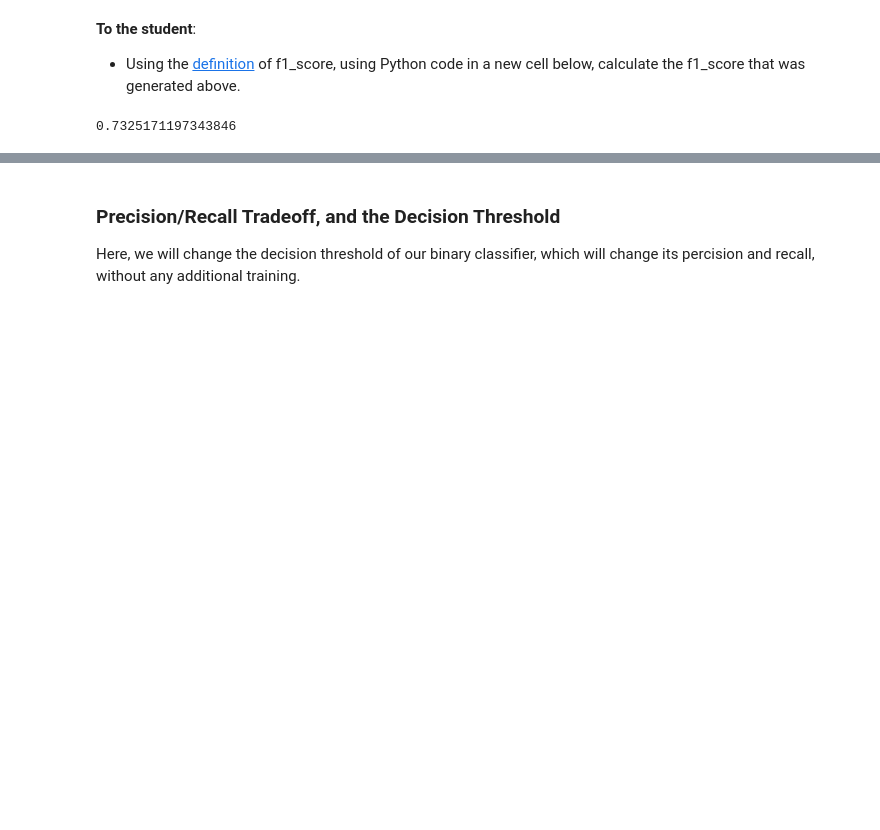
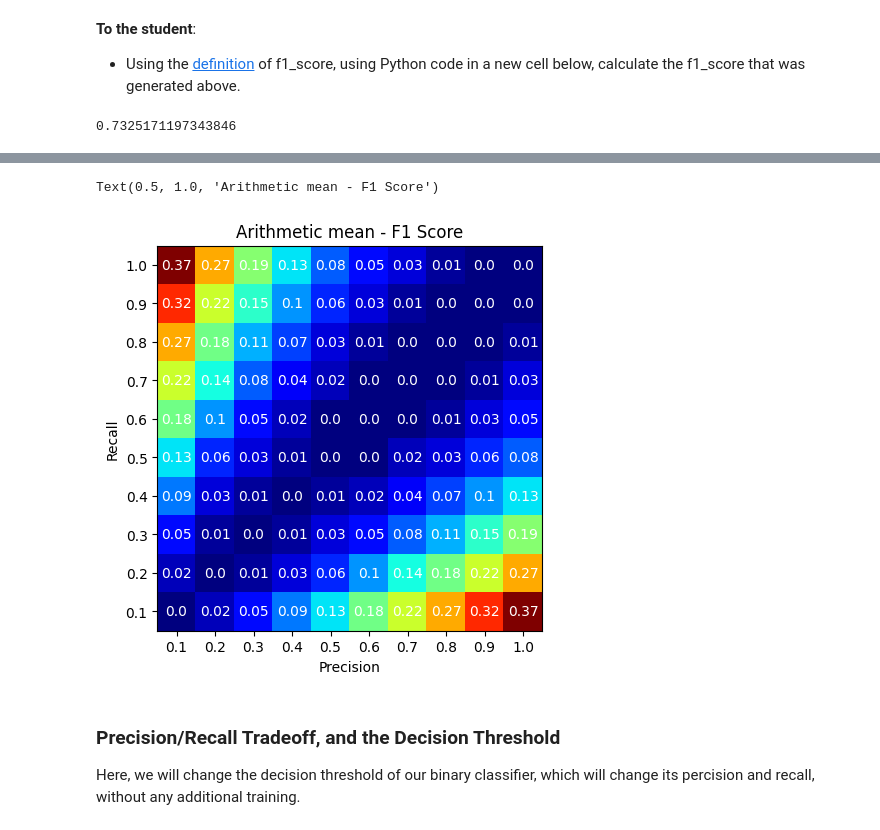
Before and after one commit to zeelshah007/CSCN8010-lab-submissions, a Jupyter notebook: students_submissions/8815048/lab7.ipynb, the cells around one changed output, grey strips where cells are left out. Drawn from its saved outputs; the diff is of its cells as text; code cells hidden in the pictures; blank space fills up the shorter version.

```diff
--- a/students_submissions/8815048/lab7.ipynb
+++ b/students_submissions/8815048/lab7.ipynb
@@ -454,3 +506,23 @@ recall = recall_score(y_train_5, y_train_pred)
+# %%
+# plot a color map of the F1 score
+fig, ax = plt.subplots(figsize=(5, 5), ncols=1)
+
+diff = np.round(arithmetic_mean - f1_score_calc, 2)
+
+im1 = ax.imshow(diff, cmap="jet")
+ax.set_xticks(np.arange(len(precision)), precision)
+ax.set_yticks(np.arange(len(recall)), recall)
+# Loop over data dimensions and create text annotations.
+for i in range(len(precision)):
+    for j in range(len(recall)):
+        text = ax.text(j, i, diff[i, j],
+                       ha="center", va="center", color="w")
+ax.set_xlabel("Precision")
+ax.set_ylabel("Recall")
+ax.set_title("Arithmetic mean - F1 Score")
+# %% [output]
+Text(0.5, 1.0, 'Arithmetic mean - F1 Score')
+[figure, added]
 # %% [markdown]
 ### Precision/Recall Tradeoff, and the Decision Threshold
 
```
Also changed, not shown: parts of 7 cells of this notebook, 1 other file.
